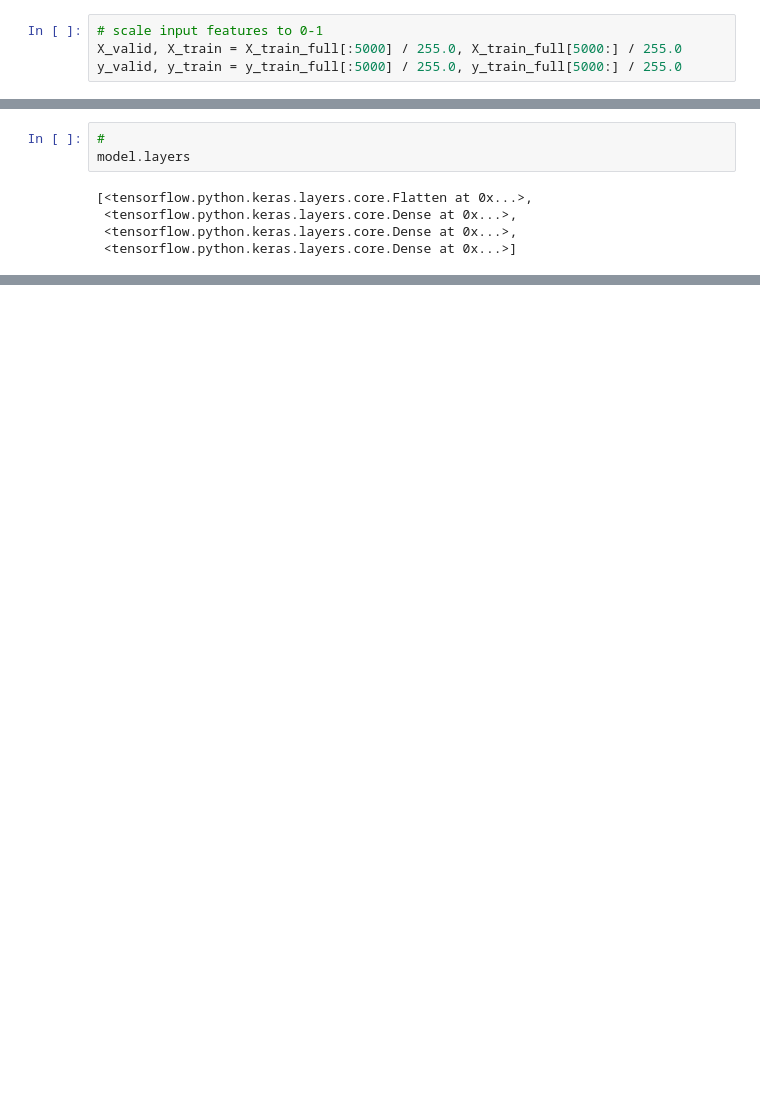
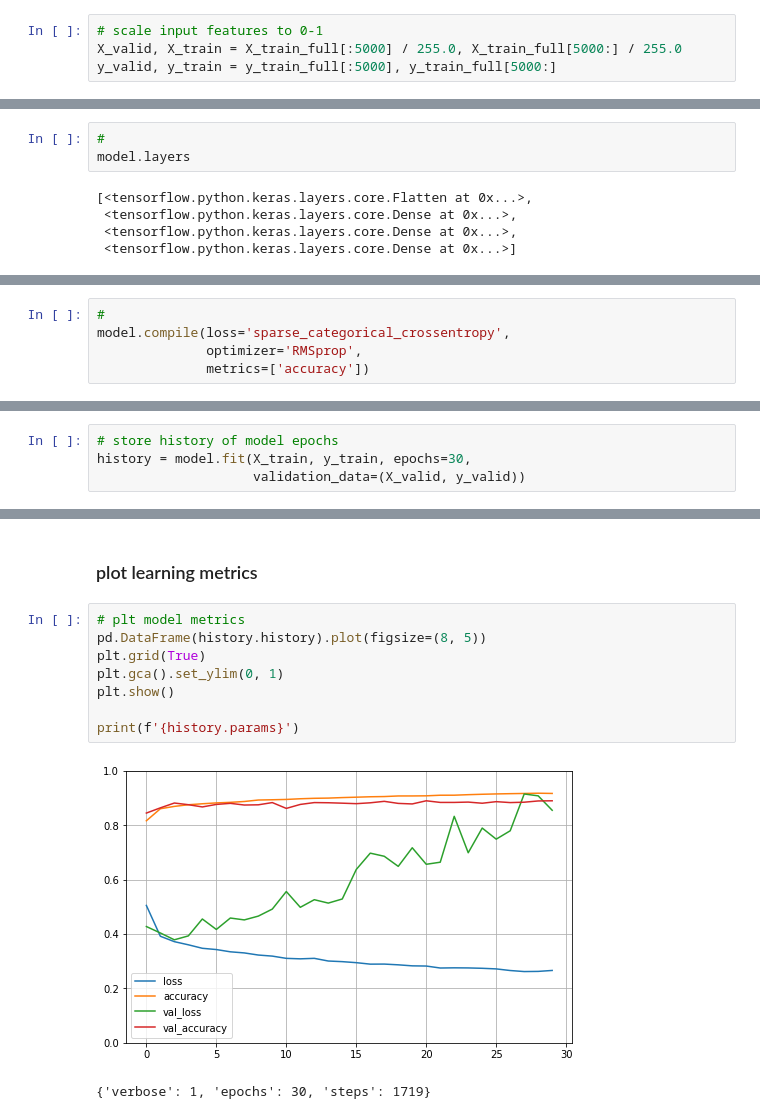
Before and after one commit to erinkhoo/fashion-MNIST-CNN, a Jupyter notebook: CNN-Classification-with-Keras.ipynb, the cells around one changed output, grey strips where cells are left out. Saved outputs shown, nothing was run; the diff lists cells and outputs as text; blank space fills up the shorter version.

Commit message:
model done

```diff
--- a/CNN-Classification-with-Keras.ipynb
+++ b/CNN-Classification-with-Keras.ipynb
@@ -35,7 +38,7 @@ X_train_full.shape
 # %%
 # scale input features to 0-1
 X_valid, X_train = X_train_full[:5000] / 255.0, X_train_full[5000:] / 255.0
-y_valid, y_train = y_train_full[:5000] / 255.0, y_train_full[5000:] / 255.0
+y_valid, y_train = y_train_full[:5000], y_train_full[5000:]
 # %%
 #
 key = {0:"T-shirt/top",1:"Trouser",2:"Pullover",3:"Dress",4:"Coat",
@@ -89,0 +112,5 @@ model.layers
+# %%
+#
+model.compile(loss='sparse_categorical_crossentropy',
+              optimizer='RMSprop',
+              metrics=['accuracy'])
@@ -89,0 +119,4 @@ model.layers
+# %%
+# store history of model epochs
+history = model.fit(X_train, y_train, epochs=30,
+                    validation_data=(X_valid, y_valid))
@@ -89,0 +141,13 @@ model.layers
+# %% [markdown]
+### plot learning metrics
+# %%
+# plt model metrics
+pd.DataFrame(history.history).plot(figsize=(8, 5))
+plt.grid(True)
+plt.gca().set_ylim(0, 1)
+plt.show()
+
+print(f'{history.params}')
+# %% [output]
+[figure, added]
+{'verbose': 1, 'epochs': 30, 'steps': 1719}
```
Also changed, not shown: parts of 13 cells of this notebook, 2 other files.
